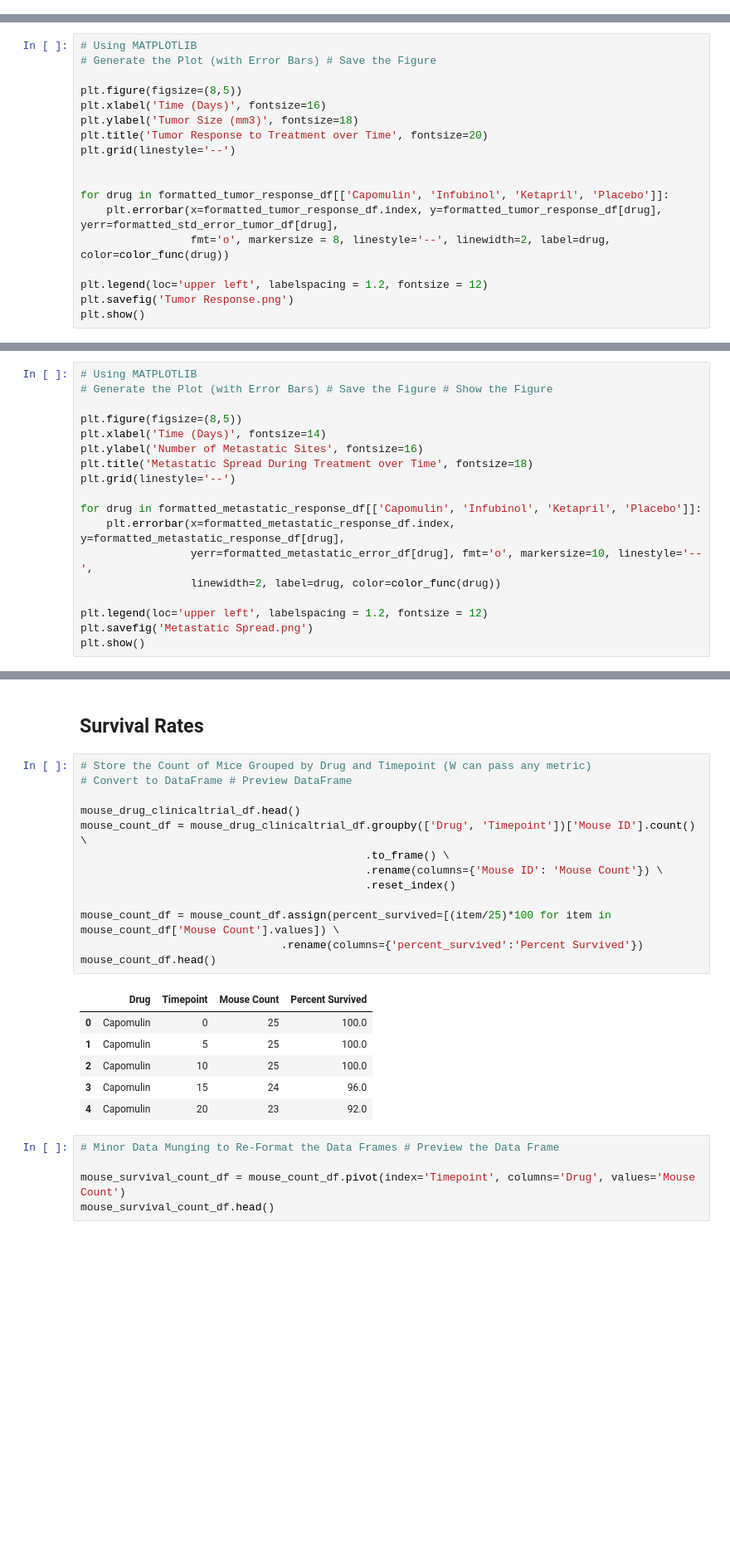
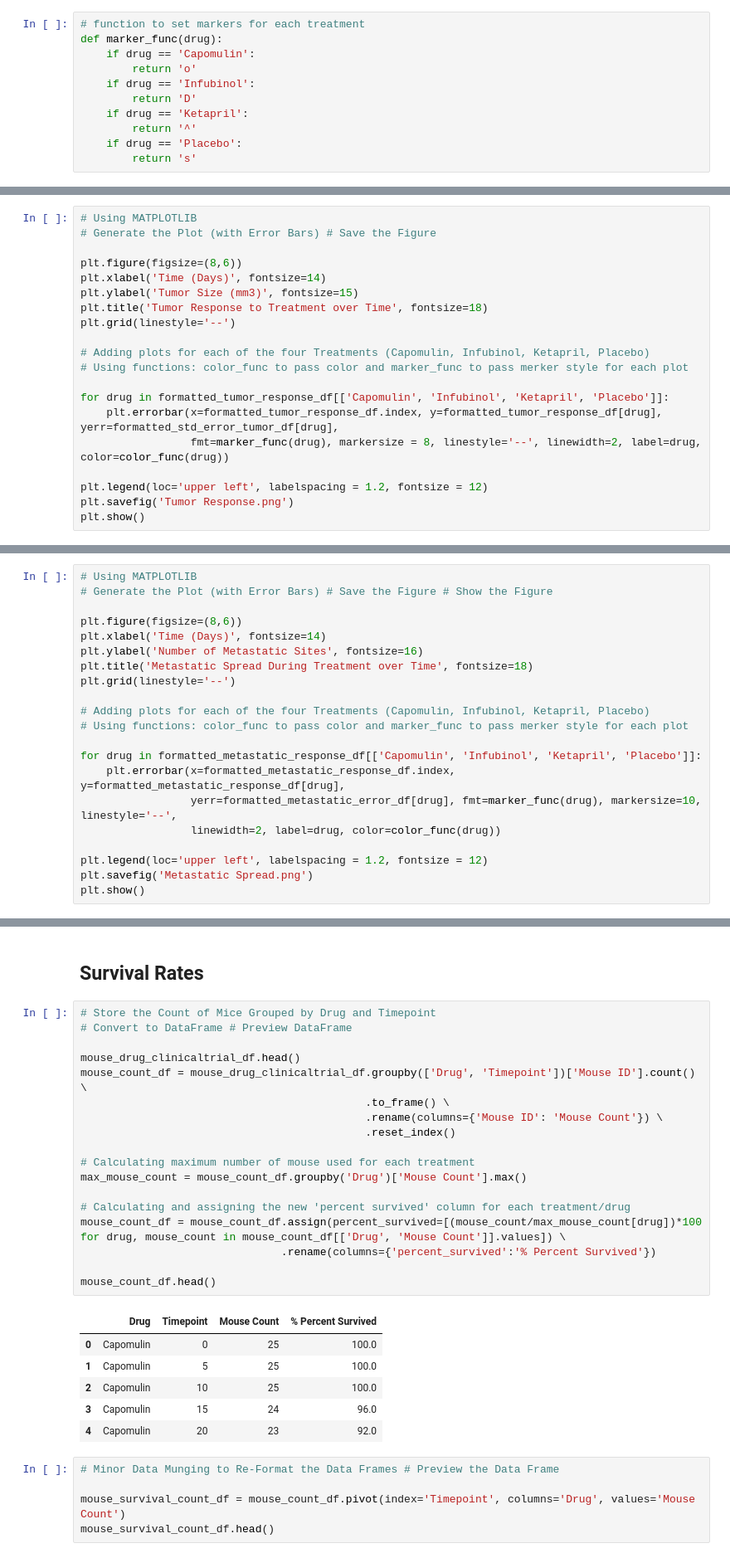
Before and after one commit to esharma3/matplotlib-challenge, a Jupyter notebook: Pymaceuticals/pymaceuticals.ipynb, the cells around one changed output, grey strips where cells are left out. Shown at 83% size. Saved outputs shown, nothing was run; the diff lists cells and outputs as text; blank space fills up the shorter version.

```diff
--- a/Pymaceuticals/pymaceuticals.ipynb
+++ b/Pymaceuticals/pymaceuticals.ipynb
@@ -103 +119,12 @@ formatted_std_error_tumor_df.head(3)
+# %%
+# function to set markers for each treatment
+def marker_func(drug):
+    if drug == 'Capomulin':
+        return 'o'
+    if drug == 'Infubinol':
+        return 'D'
+    if drug == 'Ketapril':
+        return '^'
+    if drug == 'Placebo':
+        return 's'
 # %% [markdown]
@@ -163,16 +178,18 @@ Loading BokehJS ...
 # Using MATPLOTLIB
 # Generate the Plot (with Error Bars) # Save the Figure
 
-plt.figure(figsize=(8,5))
-plt.xlabel('Time (Days)', fontsize=16)
-plt.ylabel('Tumor Size (mm3)', fontsize=18)
-plt.title('Tumor Response to Treatment over Time', fontsize=20)
+plt.figure(figsize=(8,6))
+plt.xlabel('Time (Days)', fontsize=14)
+plt.ylabel('Tumor Size (mm3)', fontsize=15)
+plt.title('Tumor Response to Treatment over Time', fontsize=18)
 plt.grid(linestyle='--')
 
+# Adding plots for each of the four Treatments (Capomulin, Infubinol, Ketapril, Placebo)
+# Using functions: color_func to pass color and marker_func to pass merker style for each plot
 
 for drug in formatted_tumor_response_df[['Capomulin', 'Infubinol', 'Ketapril', 'Placebo']]:
     plt.errorbar(x=formatted_tumor_response_df.index, y=formatted_tumor_response_df[drug], yerr=formatted_std_error_tumor_df[drug],
-                 fmt='o', markersize = 8, linestyle='--', linewidth=2, label=drug, color=color_func(drug))
+                 fmt=marker_func(drug), markersize = 8, linestyle='--', linewidth=2, label=drug, color=color_func(drug))
 
 plt.legend(loc='upper left', labelspacing = 1.2, fontsize = 12)
 plt.savefig('Tumor Response.png')
@@ -285,15 +304,18 @@ Loading BokehJS ...
 # Using MATPLOTLIB
 # Generate the Plot (with Error Bars) # Save the Figure # Show the Figure
 
-plt.figure(figsize=(8,5))
+plt.figure(figsize=(8,6))
 plt.xlabel('Time (Days)', fontsize=14)
 plt.ylabel('Number of Metastatic Sites', fontsize=16)
 plt.title('Metastatic Spread During Treatment over Time', fontsize=18)
 plt.grid(linestyle='--')
 
+# Adding plots for each of the four Treatments (Capomulin, Infubinol, Ketapril, Placebo)
+# Using functions: color_func to pass color and marker_func to pass merker style for each plot
+
 for drug in formatted_metastatic_response_df[['Capomulin', 'Infubinol', 'Ketapril', 'Placebo']]:
     plt.errorbar(x=formatted_metastatic_response_df.index, y=formatted_metastatic_response_df[drug],
-                 yerr=formatted_metastatic_error_df[drug], fmt='o', markersize=10, linestyle='--',
+                 yerr=formatted_metastatic_error_df[drug], fmt=marker_func(drug), markersize=10, linestyle='--',
                  linewidth=2, label=drug, color=color_func(drug))
 
 plt.legend(loc='upper left', labelspacing = 1.2, fontsize = 12)
@@ -304,20 +326,25 @@ plt.show()
 # %% [markdown]
 ## Survival Rates
 # %%
-# Store the Count of Mice Grouped by Drug and Timepoint (W can pass any metric)
+# Store the Count of Mice Grouped by Drug and Timepoint
 # Convert to DataFrame # Preview DataFrame
 
 mouse_drug_clinicaltrial_df.head()
 mouse_count_df = mouse_drug_clinicaltrial_df.groupby(['Drug', 'Timepoint'])['Mouse ID'].count() \
                                             .to_frame() \
                                             .rename(columns={'Mouse ID': 'Mouse Count'}) \
                                             .reset_index()
 
-mouse_count_df = mouse_count_df.assign(percent_survived=[(item/25)*100 for item in mouse_count_df['Mouse Count'].values]) \
-                               .rename(columns={'percent_survived':'Percent Survived'})
+# Calculating maximum number of mouse used for each treatment
+max_mouse_count = mouse_count_df.groupby('Drug')['Mouse Count'].max()
+
+# Calculating and assigning the new 'percent survived' column for each treatment/drug
+mouse_count_df = mouse_count_df.assign(percent_survived=[(mouse_count/max_mouse_count[drug])*100 for drug, mouse_count in mouse_count_df[['Drug', 'Mouse Count']].values]) \
+                               .rename(columns={'percent_survived':'% Percent Survived'})
+
 mouse_count_df.head()
 # %% [output]
-|  | Drug | Timepoint | Mouse Count | Percent Survived |
+|  | Drug | Timepoint | Mouse Count | % Percent Survived |
 | 0 | Capomulin | 0 | 25 | 100.0 |
 | 1 | Capomulin | 5 | 25 | 100.0 |
 | 2 | Capomulin | 10 | 25 | 100.0 |
```
Also changed, not shown: parts of 13 cells of this notebook.
